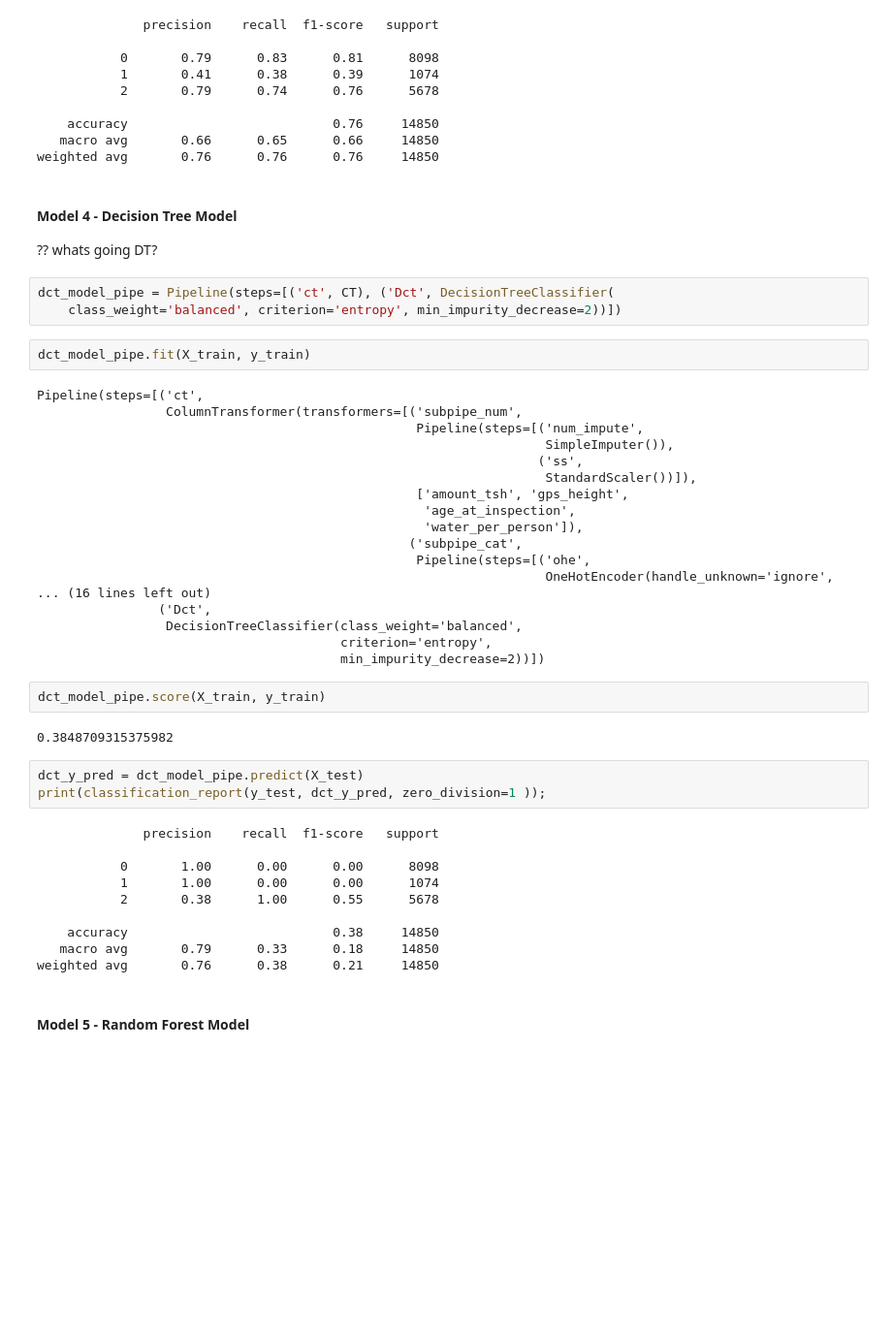
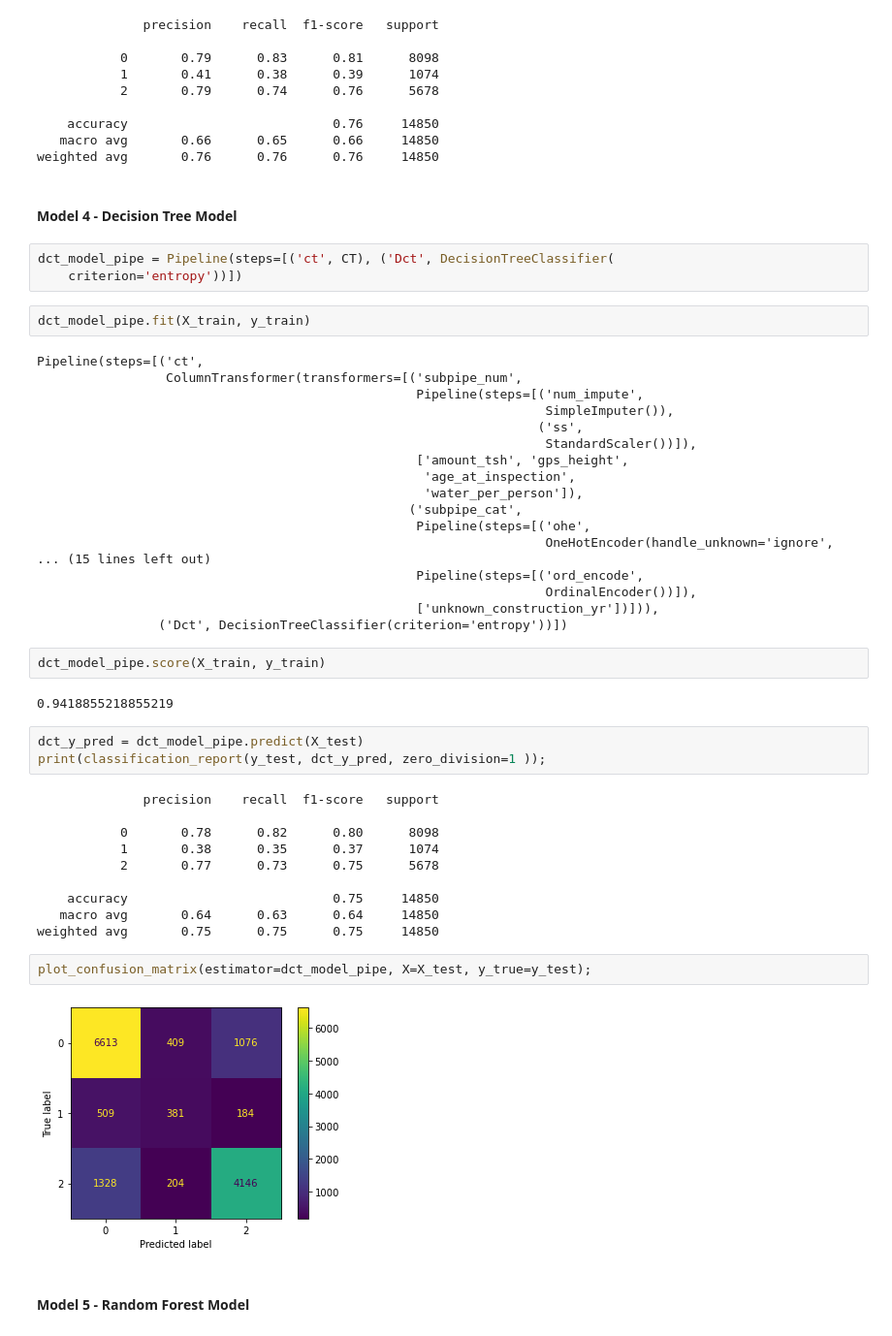
Before and after one commit to mboland23/phase_3_project, a Jupyter notebook: main_nb_modeling.ipynb, the cells around one changed output. Shown: that part at 97% size. Saved outputs shown, nothing was run; the diff lists cells and outputs as text; blank space fills up the shorter version.

Commit message:
adding updated Smote models

```diff
--- a/main_nb_modeling.ipynb
+++ b/main_nb_modeling.ipynb
@@ -329,10 +328,9 @@ print(classification_report(y_test, knn_y_pred));
 weighted avg       0.76      0.76      0.76     14850
 # %% [markdown]
 ####  Model 4 - Decision Tree Model
-?? whats going DT?
 # %%
 dct_model_pipe = Pipeline(steps=[('ct', CT), ('Dct', DecisionTreeClassifier(
-    class_weight='balanced', criterion='entropy', min_impurity_decrease=2))])
+    criterion='entropy'))])
 # %%
 dct_model_pipe.fit(X_train, y_train)
 # %% [output]
@@ -348,28 +346,32 @@ Pipeline(steps=[('ct',
                                                  ('subpipe_cat',
                                                   Pipeline(steps=[('ohe',
                                                                    OneHotEncoder(handle_unknown='ignore',
-... (16 lines left out)
-                ('Dct',
-                 DecisionTreeClassifier(class_weight='balanced',
-                                        criterion='entropy',
-                                        min_impurity_decrease=2))])
+... (15 lines left out)
+                                                  Pipeline(steps=[('ord_encode',
+                                                                   OrdinalEncoder())]),
+                                                  ['unknown_construction_yr'])])),
+                ('Dct', DecisionTreeClassifier(criterion='entropy'))])
 # %%
 dct_model_pipe.score(X_train, y_train)
 # %% [output]
-0.3848709315375982
+0.9418855218855219
 # %%
 dct_y_pred = dct_model_pipe.predict(X_test)
 print(classification_report(y_test, dct_y_pred, zero_division=1 ));
 # %% [output]
               precision    recall  f1-score   support
 
-           0       1.00      0.00      0.00      8098
-           1       1.00      0.00      0.00      1074
-           2       0.38      1.00      0.55      5678
+           0       0.78      0.82      0.80      8098
+           1       0.38      0.35      0.37      1074
+           2       0.77      0.73      0.75      5678
 
-    accuracy                           0.38     14850
-   macro avg       0.79      0.33      0.18     14850
-weighted avg       0.76      0.38      0.21     14850
+    accuracy                           0.75     14850
+   macro avg       0.64      0.63      0.64     14850
+weighted avg       0.75      0.75      0.75     14850
+# %%
+plot_confusion_matrix(estimator=dct_model_pipe, X=X_test, y_true=y_test);
+# %% [output]
+[figure, added]
 # %% [markdown]
 ####  Model 5 - Random Forest Model
 # %%
```
Also changed, not shown: parts of 81 cells of this notebook, 3 other files.
